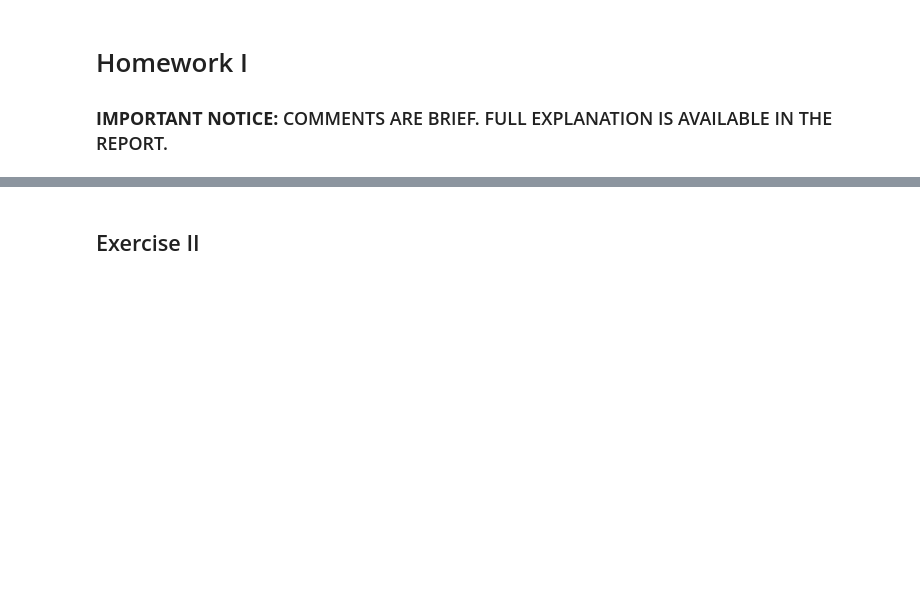
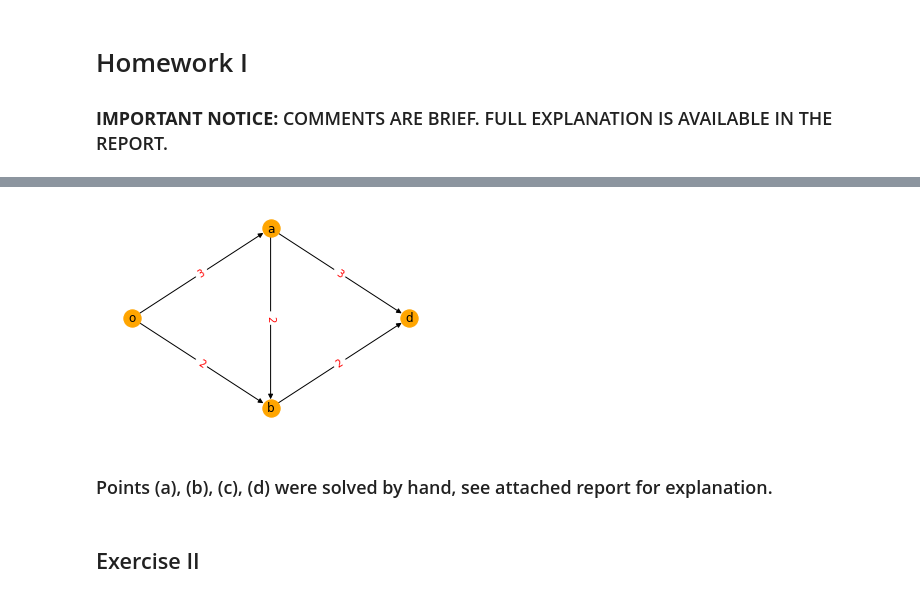
Before and after one commit to shanmcm/Network-Dynamics, a Jupyter notebook: Part1/solution.ipynb, the cells around one changed output, grey strips where cells are left out. Drawn from its saved outputs; the diff is of its cells as text; code cells hidden in the pictures; blank space fills up the shorter version.

Commit message:
updated code and added report

```diff
--- a/Part1/solution.ipynb
+++ b/Part1/solution.ipynb
@@ -14,3 +32,14 @@ import matplotlib.pyplot as plt
+# %%
+# Add capacities
+
+edge_labels={('o','a'):'3',('o','b'):'2',('a','b'):'2',('a','d'):'3',('b','d'):'2'}
+
+nx.draw_networkx_edge_labels(G,pos,edge_labels,font_color='red')
+nx.draw(G, pos, node_color='orange',with_labels = True)
+# %% [output]
+[figure, added]
+# %% [markdown]
+### Points (a), (b), (c), (d) were solved by hand, see attached report for explanation.
 # %% [markdown]
 ## Exercise II
 # %% [markdown]
```
Also changed, not shown: parts of 10 cells of this notebook, 1 other file.
